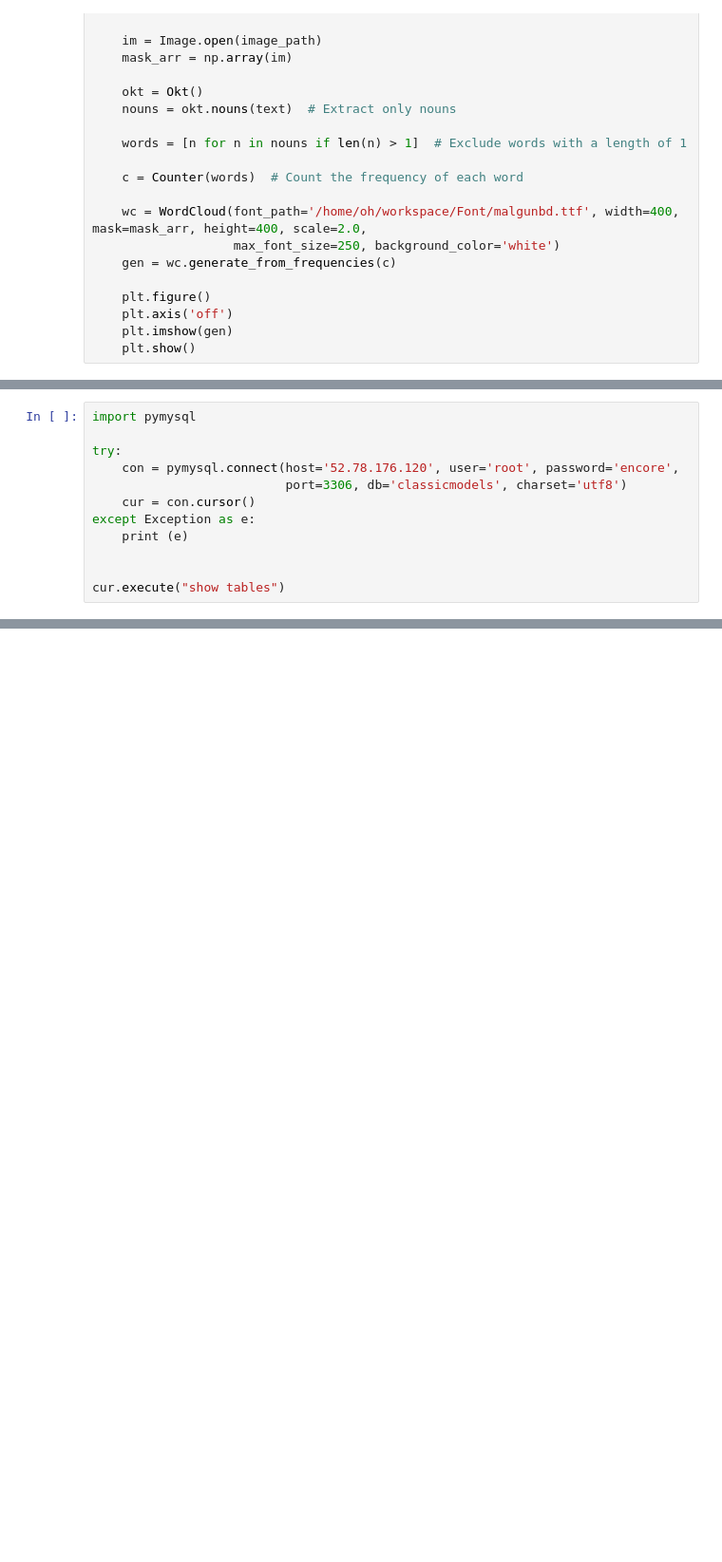
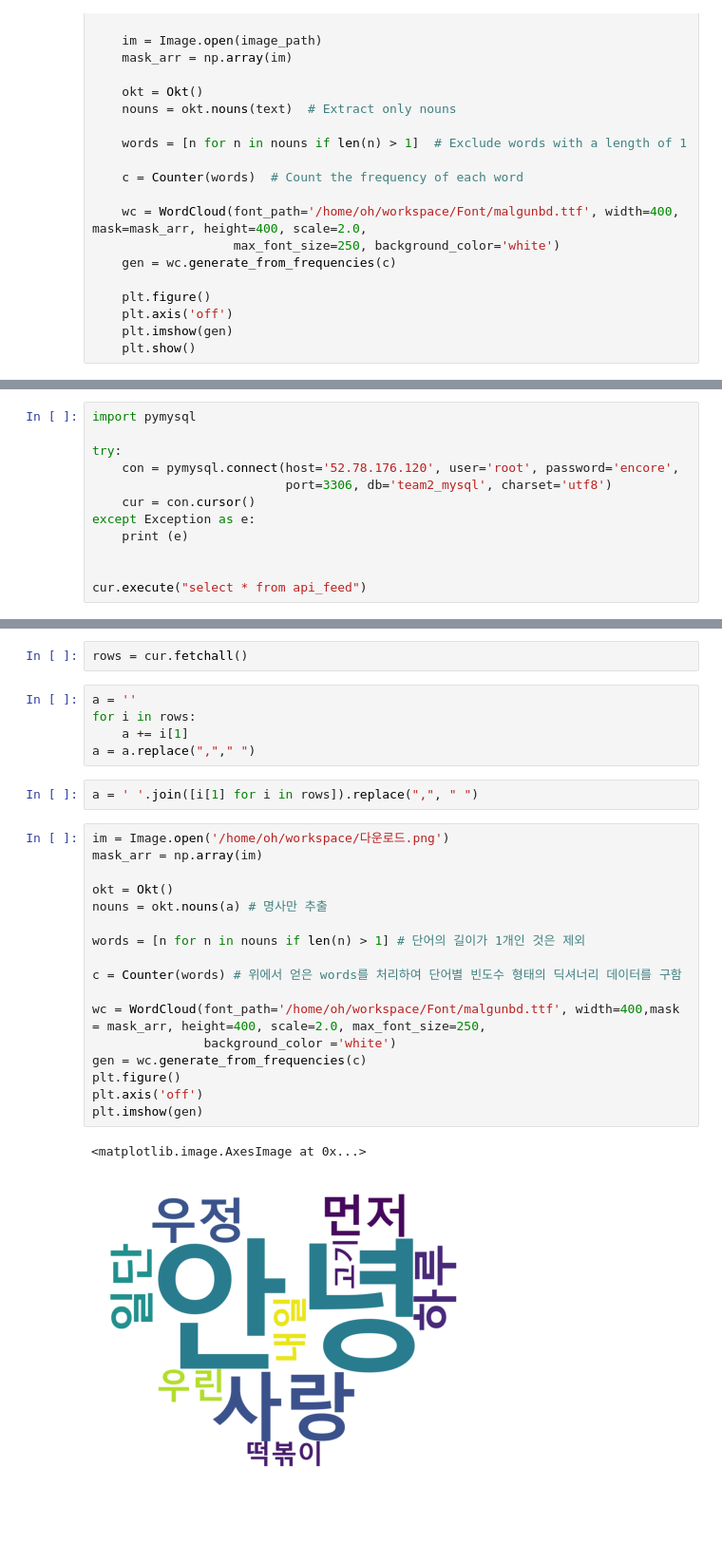
Before and after one commit to jinman-kim/sweetbot, a Jupyter notebook: a.ipynb, the cells around one changed output, grey strips where cells are left out. Shown: that part at 95% size. Saved outputs shown, nothing was run; the diff lists cells and outputs as text; blank space fills up the shorter version.

```diff
--- a/a.ipynb
+++ b/a.ipynb
@@ -121,11 +68,11 @@ import pymysql
 
 try:
     con = pymysql.connect(host='52.78.176.120', user='root', password='encore',
-                          port=3306, db='classicmodels', charset='utf8')
+                          port=3306, db='team2_mysql', charset='utf8')
     cur = con.cursor()
 except Exception as e:
     print (e)
 
 
-cur.execute("show tables")
+cur.execute("select * from api_feed")
 # %% [output]
@@ -133,0 +84,29 @@ NameError: name 'cur' is not defined
+# %%
+rows = cur.fetchall()
+# %%
+a = ''
+for i in rows:
+    a += i[1]
+a = a.replace(","," ")
+# %%
+a = ' '.join([i[1] for i in rows]).replace(",", " ")
+# %%
+im = Image.open('/home/oh/workspace/다운로드.png')
+mask_arr = np.array(im)
+
+okt = Okt()
+nouns = okt.nouns(a) # 명사만 추출
+
+words = [n for n in nouns if len(n) > 1] # 단어의 길이가 1개인 것은 제외
+
+c = Counter(words) # 위에서 얻은 words를 처리하여 단어별 빈도수 형태의 딕셔너리 데이터를 구함
+
+wc = WordCloud(font_path='/home/oh/workspace/Font/malgunbd.ttf', width=400,mask = mask_arr, height=400, scale=2.0, max_font_size=250,
+               background_color ='white')
+gen = wc.generate_from_frequencies(c)
+plt.figure()
+plt.axis('off')
+plt.imshow(gen)
+# %% [output]
+<matplotlib.image.AxesImage at 0x...>
+[figure, added]
```
Also changed, not shown: parts of 8 cells of this notebook, 7 other files.
